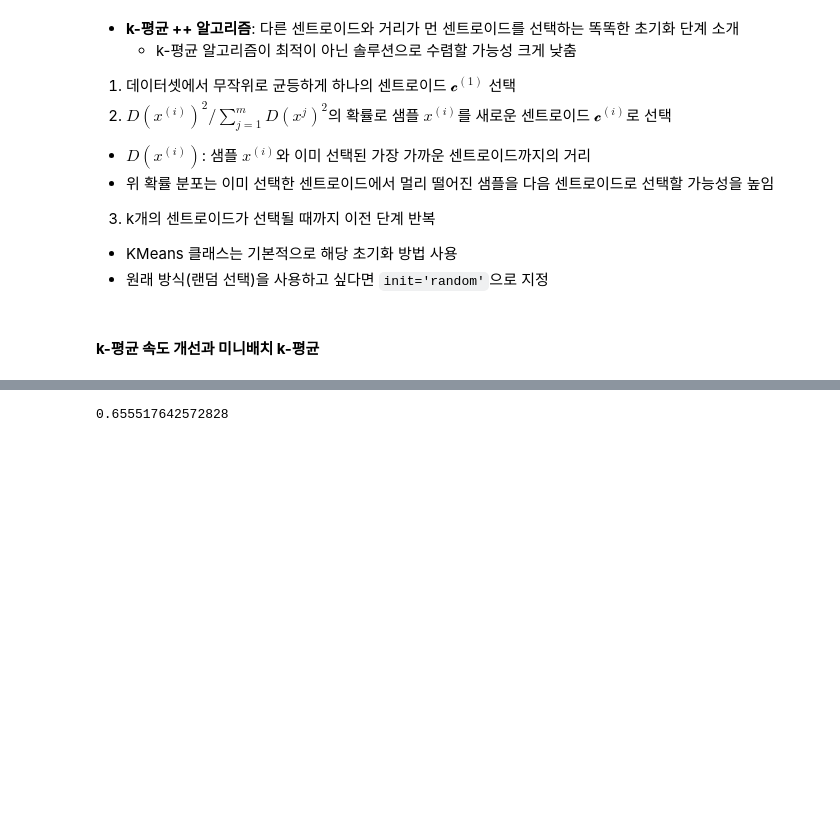
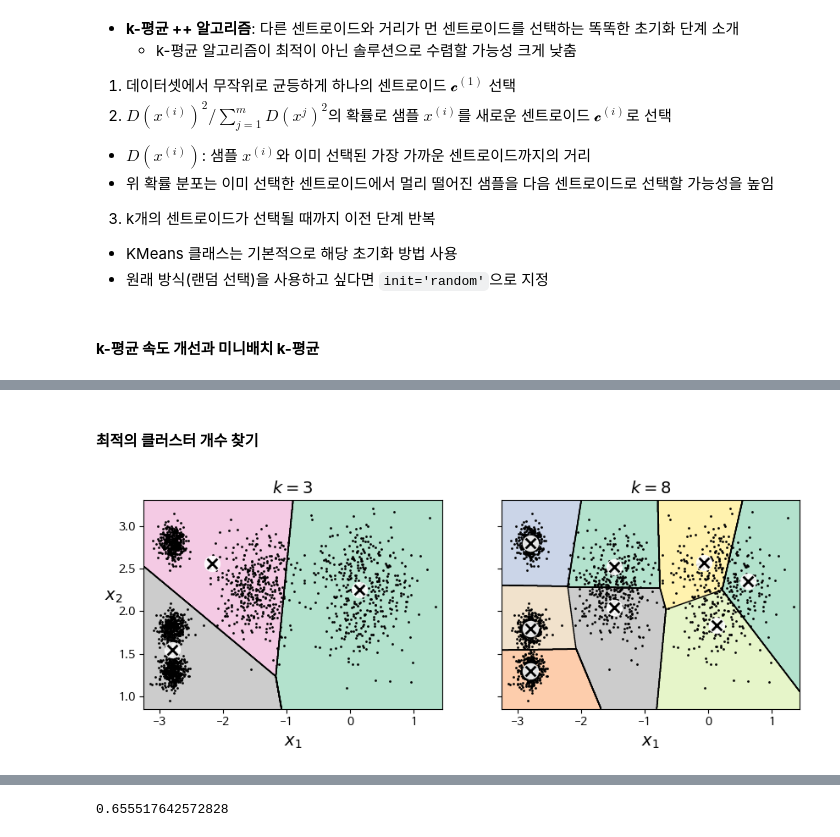
Before and after one commit to minjeon99/ESAA-10th-OB, a Jupyter notebook: w2_fri_study.ipynb, the cells around one changed output, grey strips where cells are left out. Saved outputs shown, nothing was run; the diff lists cells and outputs as text; code cells hidden in the pictures; blank space fills up the shorter version.

```diff
--- a/w2_fri_study.ipynb
+++ b/w2_fri_study.ipynb
@@ -276,6 +302,6 @@ kmeans.score(X)
 # %%
 from sklearn.cluster import MiniBatchKMeans
 
-minibatch_kmeans = MiniBatchKMeans(n_clusters=5, n_init=3)
+minibatch_kmeans = MiniBatchKMeans(n_clusters=5)
 minibatch_kmeans.fit(X)
 # %% [output]
@@ -282,0 +386,25 @@ MiniBatchKMeans(n_clusters=5, n_init=3)
+# %% [markdown]
+#### **최적의 클러스터 개수 찾기**
+# %%
+def plot_clusterer_comparison(clusterer1, clusterer2, X, title1=None,
+                              title2=None):
+    clusterer1.fit(X)
+    clusterer2.fit(X)
+
+    plt.figure(figsize=(10, 3.2))
+
+    plt.subplot(121)
+    plot_decision_boundaries(clusterer1, X)
+    if title1:
+        plt.title(title1)
+
+    plt.subplot(122)
+    plot_decision_boundaries(clusterer2, X, show_ylabels=False)
+    if title2:
+        plt.title(title2)
+# %%
+kmeans_k3 = KMeans(n_clusters=3, n_init=10, random_state=42)
+kmeans_k8 = KMeans(n_clusters=8, n_init=10, random_state=42)
+plot_clusterer_comparison(kmeans_k3, kmeans_k8, X, "$k=3$", "$k=8$")
+# %% [output]
+[figure, added]
```
Also changed, not shown: parts of 25 cells of this notebook.
